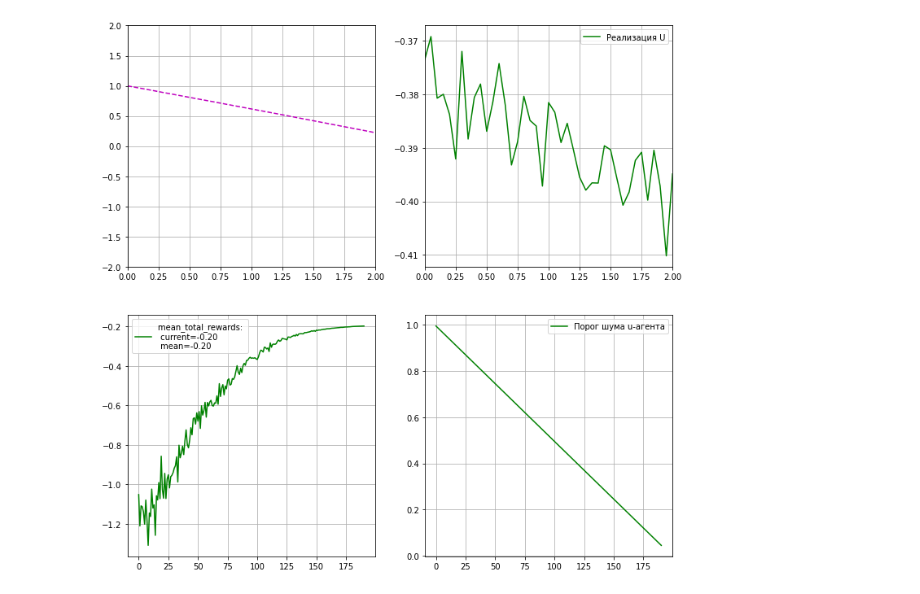
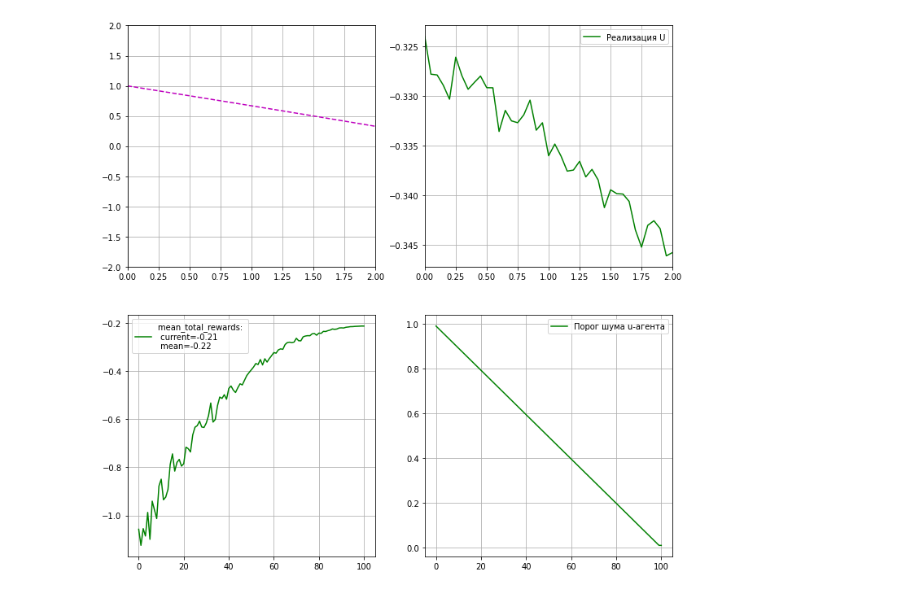
Before and after one commit to imm-rl-lab/reinforcement_learning_baseline, a Jupyter notebook: Testing/SimpleControlProblem-CEM_Continuous.ipynb, the cells around one changed output. Drawn from its saved outputs; the diff is of its cells as text; code cells hidden in the pictures.

```diff
--- a/Testing/SimpleControlProblem-CEM_Continuous.ipynb
+++ b/Testing/SimpleControlProblem-CEM_Continuous.ipynb
@@ -1,31 +1,31 @@
 # %%
 import os, sys
 sys.path.insert(0, os.path.abspath('..'))
 import torch.nn as nn
 from Environments.SimpleControlProblem.SimpleControlProblem import SimpleControlProblem
 from Environments.SimpleControlProblem.SimpleControlProblemVisualizer import SimpleControlProblemVisualizer
 from Agents.CEM import CEM_Continuous
 from Agents.Utilities.SequentialNetwork import SequentialNetwork
 from Agents.Utilities.Noises import UniformNoise
 from Solvers import OneAgentSolver as solver
 %load_ext autoreload
 %autoreload 2
 
 #learning parameters
-episode_n = 200
+episode_n = 101
 session_n = 20
 
 #environment initialization
 env = SimpleControlProblem()
 
 #agent initialization
 pi_model = SequentialNetwork([env.state_dim, 128, env.action_dim], output_activation=nn.Tanh())
 noise = UniformNoise(action_dim=env.action_dim, threshold_decrease=1/(episode_n * session_n))
 agent = CEM_Continuous(env.action_min, env.action_max, pi_model, noise, pi_model_lr=1e-3,
                        tau=1e-2, percentile_param=70, learning_iter_per_fit=16)
 
 #learning
 visualizer = SimpleControlProblemVisualizer(waiting_for_show=10)
-solver.go(env, agent, episode_n=episode_n, show=visualizer.show, session_len=2500, session_n=session_n)
+solver.go(env, agent, episode_n=episode_n, show=visualizer.show, session_len=2500, session_n=session_n, agent_learning='by_sessions')
 # %% [output]
-[figure, old version]
+[figure, new version]
```
